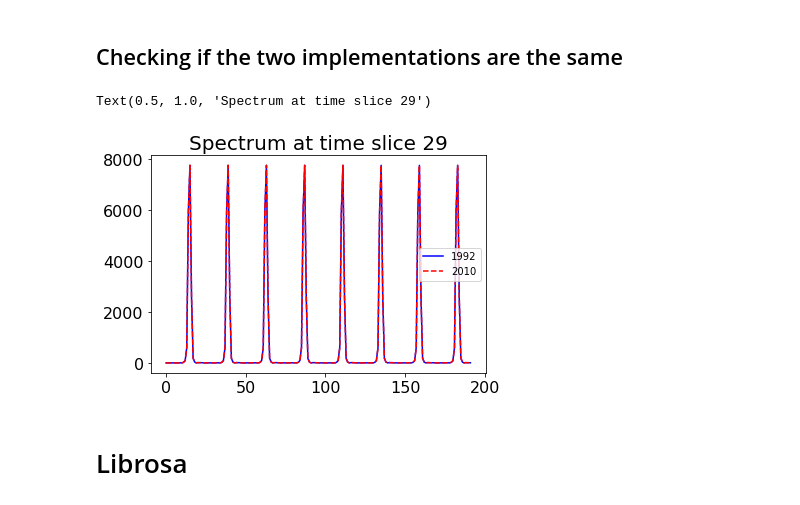
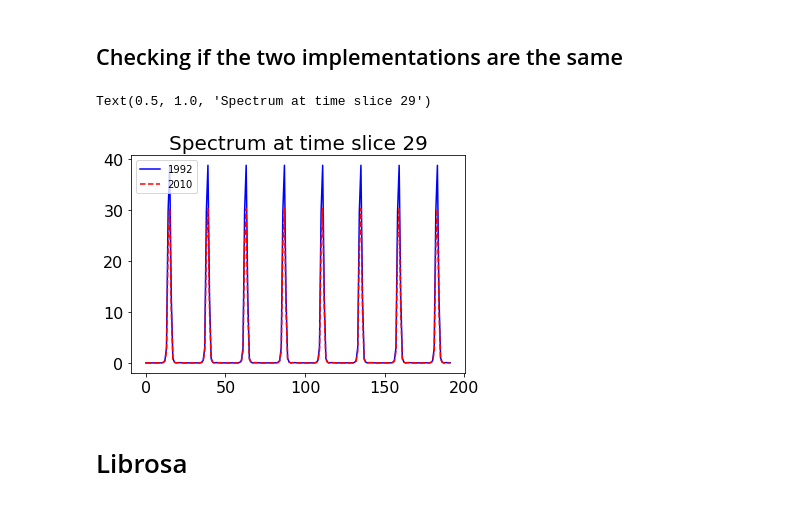
Before and after one commit to KinWaiCheuk/nnAudio, a Jupyter notebook: CQT.ipynb, the cells around one changed output. Saved outputs shown, nothing was run; the diff lists cells and outputs as text; code cells hidden in the pictures.

```diff
--- a/CQT.ipynb
+++ b/CQT.ipynb
@@ -62,14 +63,14 @@ Text(0.5, 1.0, '2010 version')
 # %% [markdown]
 ## Checking if the two implementations are the same
 # %%
-plt.plot(cqt_torch[0].numpy()[:,29], 'b')
+plt.plot(cqt_torch[0].numpy()[:,29]/200, 'b')
 plt.plot(cqt_torch2[0].numpy()[:,29], 'r--')
 plt.legend(['1992', '2010'])
 plt.tick_params(labelsize=16)
 plt.title("Spectrum at time slice 29", size=20)
 # %% [output]
 Text(0.5, 1.0, 'Spectrum at time slice 29')
-[figure, old version]
+[figure, new version]
 # %% [markdown]
 # Librosa
 # %%
```
Also changed, not shown: parts of 3 cells of this notebook, 3 other files.
